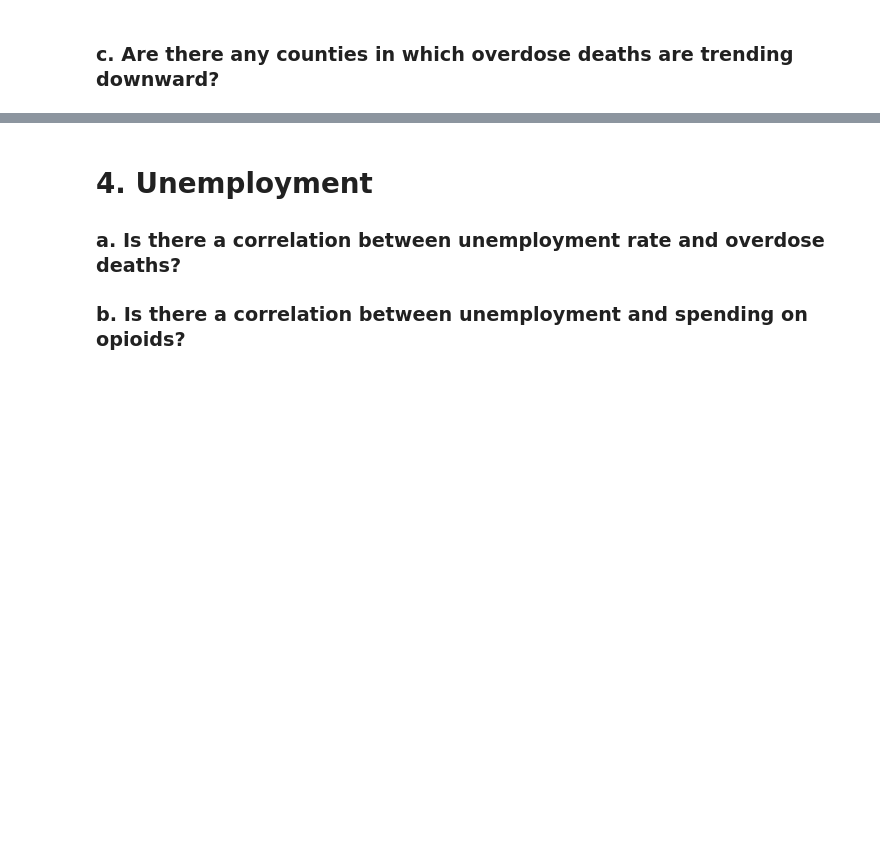
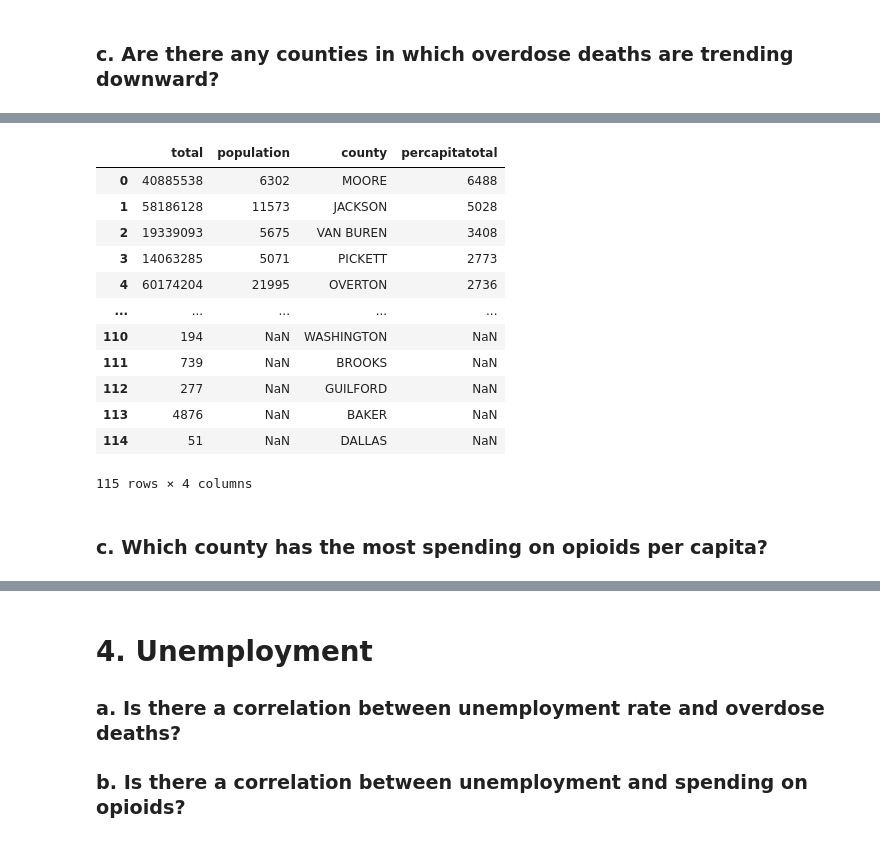
Before and after one commit to NSS-Full-Time-Data-Analytics-14/prescription-drugs-python-nutter_butter, a Jupyter notebook: Notebook/nutter_butter_jg.ipynb, the cells around one changed output, grey strips where cells are left out. Saved outputs shown, nothing was run; the diff lists cells and outputs as text; code cells hidden in the pictures; blank space fills up the shorter version.

```diff
--- a/Notebook/nutter_butter_jg.ipynb
+++ b/Notebook/nutter_butter_jg.ipynb
@@ -97,0 +83,7 @@ KeyError: 'fipscounty'
+# %%
+overdosedeaths2 = '''SELECT
+                        *
+                    FROM overdose_deaths'''
+with engine.connect() as connection:
+    overdosedeaths2 = pd.read_sql(overdosedeaths2, con = connection)
+overdosedeaths2
@@ -102,0 +228,19 @@ KeyError: 'fipscounty'
+# %%
+prescription3b= '''SELECT
+	SUM(total_drug_cost) AS total,
+	population,
+	county
+FROM prescription
+LEFT JOIN prescriber
+USING(npi)
+LEFT JOIN zip_fips
+ON zip_fips.zip = prescriber.nppes_provider_zip5
+LEFT JOIN population
+USING(fipscounty)
+LEFT JOIN fips_county
+USING(fipscounty)
+GROUP BY county,population
+'''
+with engine.connect() as connection:
+    prescription3b = pd.read_sql(prescription3b, con = connection)
+prescription3b
@@ -102,0 +261,19 @@ KeyError: 'fipscounty'
+# %%
+prescription3b['percapitatotal']= prescription3b['total']/prescription3b['population']
+prescription3b.sort_values('percapitatotal',ascending = False).reset_index(drop = True)
+# %% [output]
+|  | total | population | county | percapitatotal |
+| 0 | 40885538 | 6302 | MOORE | 6488 |
+| 1 | 58186128 | 11573 | JACKSON | 5028 |
+| 2 | 19339093 | 5675 | VAN BUREN | 3408 |
+| 3 | 14063285 | 5071 | PICKETT | 2773 |
+| 4 | 60174204 | 21995 | OVERTON | 2736 |
+| ... | ... | ... | ... | ... |
+| 110 | 194 | NaN | WASHINGTON | NaN |
+| 111 | 739 | NaN | BROOKS | NaN |
+| 112 | 277 | NaN | GUILFORD | NaN |
+| 113 | 4876 | NaN | BAKER | NaN |
+| 114 | 51 | NaN | DALLAS | NaN |
+115 rows × 4 columns
+# %% [markdown]
+###  c. Which county has the most spending on opioids per capita?
```
Also changed, not shown: parts of 25 cells of this notebook.
